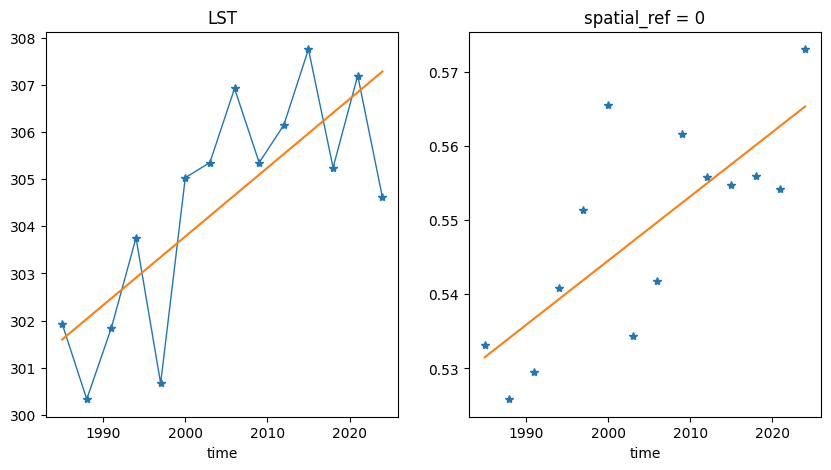
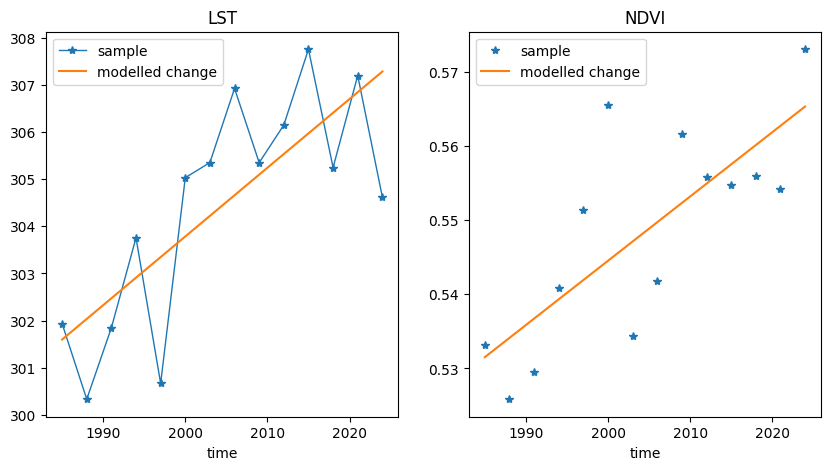
The notebook cell's code change between the first figure and the second:
--- before
+++ after
@@ -14,8 +14,11 @@
 fig, ax = plt.subplots(1,2, figsize = (10,5))
 
-LST_mean.plot(ax = ax[0],marker = "*", linewidth = 1)
-LST_mean_trend_line.plot(ax = ax[0])
+LST_mean.plot(ax = ax[0],marker = "*", linewidth = 1, label = "sample")
+LST_mean_trend_line.plot(ax = ax[0], label = "modelled change")
 ax[0].set_title("LST")
+ax[0].legend()
 
-NDVI_mean.plot(ax = ax[1], marker = "*", linewidth = 0)
-NDVI_mean_trend_line.plot(ax= ax[1])
+NDVI_mean.plot(ax = ax[1], marker = "*", linewidth = 0, label = "sample")
+NDVI_mean_trend_line.plot(ax= ax[1], label = "modelled change")
+ax[1].set_title("NDVI")
+ax[1].legend()

Commit: optical improvement of plots